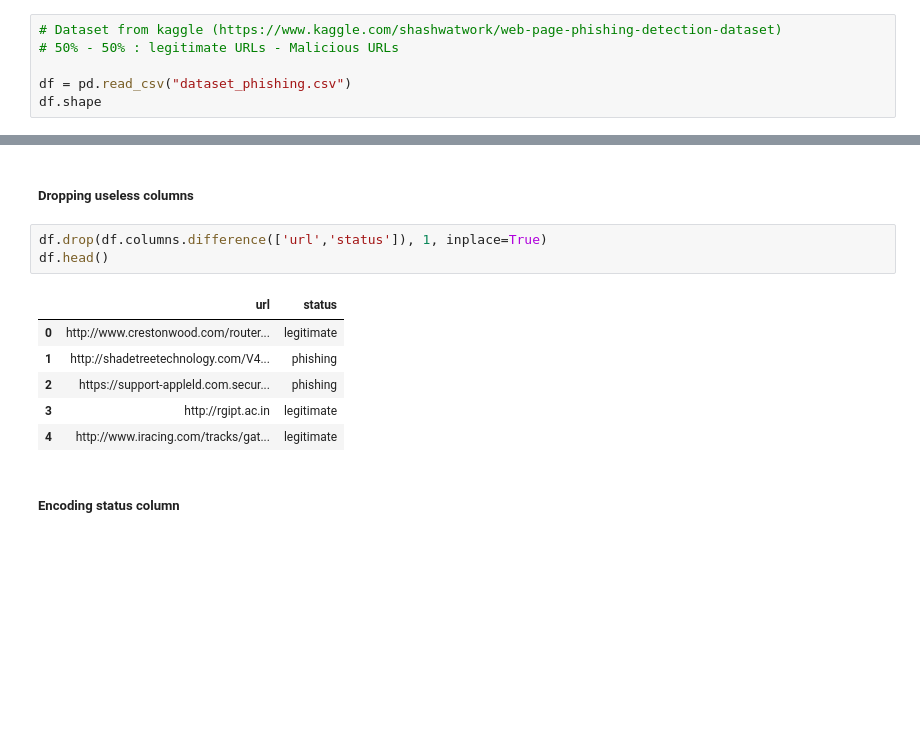
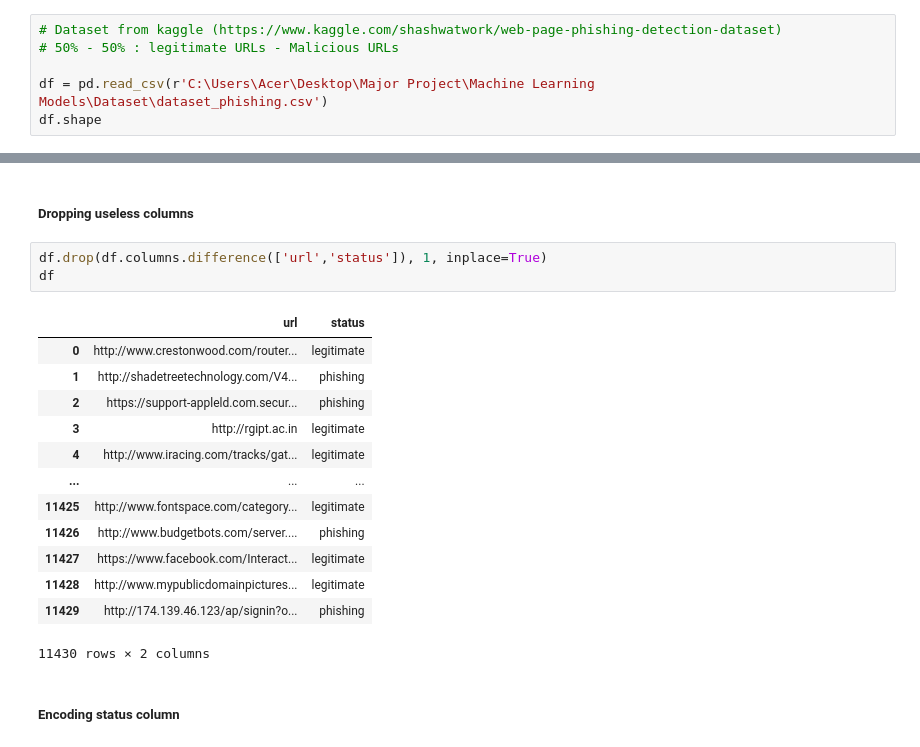
Before and after one commit to devsec-ansh/Phishing-Scam-Detection-Using-Ensemble-Machine-Learning-and-NLP, a Jupyter notebook: Phishing Detection using ML.ipynb, the cells around one changed output, grey strips where cells are left out. Saved outputs shown, nothing was run; the diff lists cells and outputs as text; blank space fills up the shorter version.

```diff
--- a/Phishing Detection using ML.ipynb
+++ b/Phishing Detection using ML.ipynb
@@ -22,7 +22,7 @@ warnings.filterwarnings("ignore")
 # Dataset from kaggle (https://www.kaggle.com/shashwatwork/web-page-phishing-detection-dataset)
 # 50% - 50% : legitimate URLs - Malicious URLs
 
-df = pd.read_csv("dataset_phishing.csv")
+df = pd.read_csv(r'C:\Users\Acer\Desktop\Major Project\Machine Learning Models\Dataset\dataset_phishing.csv')
 df.shape
 # %% [output]
 (11430, 89)
@@ -46,14 +52,21 @@ df=df.drop_duplicates(keep='first')
 ##### Dropping useless columns
 # %%
 df.drop(df.columns.difference(['url','status']), 1, inplace=True)
-df.head()
+df
 # %% [output]
 |  | url | status |
 | 0 | http://www.crestonwood.com/router... | legitimate |
 | 1 | http://shadetreetechnology.com/V4... | phishing |
 | 2 | https://support-appleld.com.secur... | phishing |
 | 3 | http://rgipt.ac.in | legitimate |
 | 4 | http://www.iracing.com/tracks/gat... | legitimate |
+| ... | ... | ... |
+| 11425 | http://www.fontspace.com/category... | legitimate |
+| 11426 | http://www.budgetbots.com/server.... | phishing |
+| 11427 | https://www.facebook.com/Interact... | legitimate |
+| 11428 | http://www.mypublicdomainpictures... | legitimate |
+| 11429 | http://174.139.46.123/ap/signin?o... | phishing |
+11430 rows × 2 columns
 # %% [markdown]
 ##### Encoding status column
 # %%
```
Also changed, not shown: parts of 32 cells of this notebook, 1 other file.
